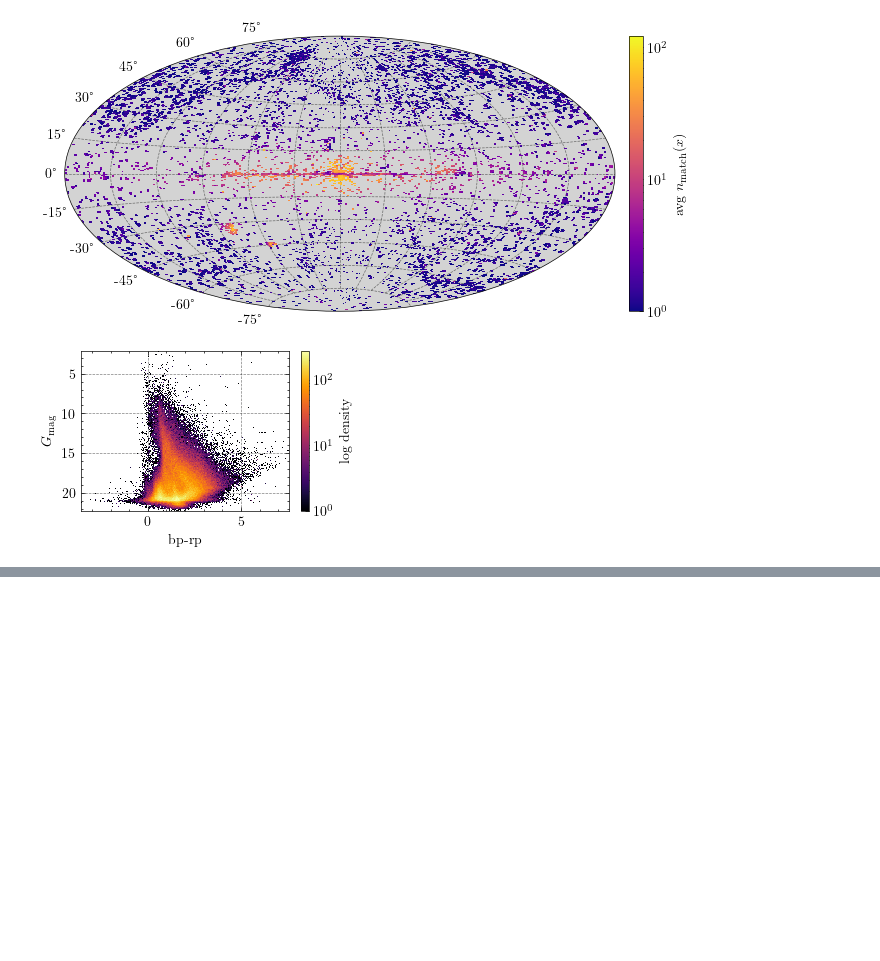
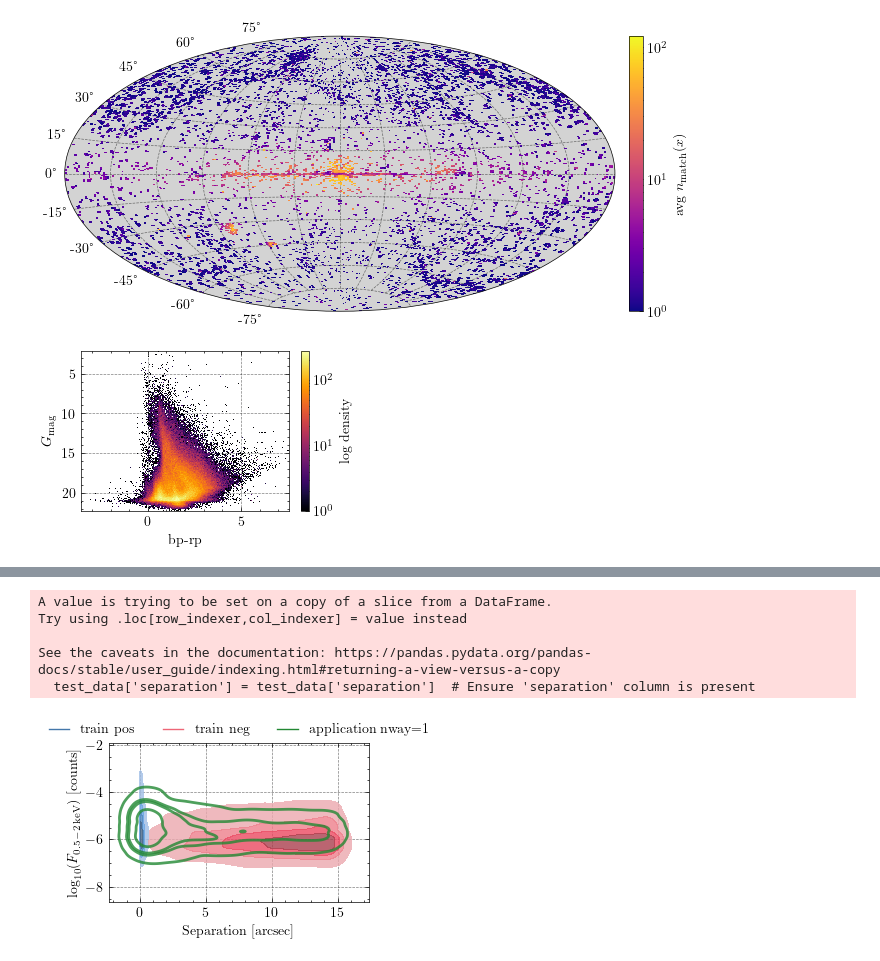
Before and after one commit to samuelperezdi/starsml, a Jupyter notebook: notebooks/paperplots.ipynb, the cells around one changed output, grey strips where cells are left out. Cells and saved outputs as stored; diff of their text form; code cells hidden in the pictures; blank space fills up the shorter version.

```diff
--- a/notebooks/paperplots.ipynb
+++ b/notebooks/paperplots.ipynb
@@ -262,0 +660,79 @@ plt.show()
+# %%
+# Ensure 'separation' column exists in all relevant tables
+
+# CSC-NWAY
+df_nway_unique = df_all_model.copy()
+df_nway_unique['separation'] = df_all_model['separation']  # Ensure 'separation' column is present
+df_nway_unique_filtered = df_nway_unique.dropna(subset=['photflux_aper_b'])
+
+# Training
+train_val_data['separation'] = train_val_data['separation']  # Ensure 'separation' column is present
+
+# Application
+not_train_val_data['separation'] = not_train_val_data['separation']  # Ensure 'separation' column is present
+
+# Test
+test_data['separation'] = test_data['separation']  # Ensure 'separation' column is present
+# %% [output]
+A value is trying to be set on a copy of a slice from a DataFrame.
+Try using .loc[row_indexer,col_indexer] = value instead
+
+See the caveats in the documentation: https://pandas.pydata.org/pandas-docs/stable/user_guide/indexing.html#returning-a-view-versus-a-copy
+  test_data['separation'] = test_data['separation']  # Ensure 'separation' column is present
+# %%
+# Ensure 'photflux_aper_b' and 'separation' columns are present and drop NaN values
+
+datasets = {
+    "train pos": train_val_data[train_val_data['match_flag'] == 1],
+    #"test pos": test_data,
+    "train neg": train_val_data[train_val_data['match_flag'] != 1],
+    "application nway=1": not_train_val_data[not_train_val_data['match_flag'] == 1],
+   # "nway": df_nway_unique_filtered
+}
+
+fig, ax = plt.subplots(figsize=(my_width, my_width/golden))
+
+colors = sns.color_palette(n_colors=len(datasets))  # assign distinct colors
+
+for i, (name, data) in enumerate(datasets.items()):
+    filtered = data.dropna(subset=['photflux_aper_b', 'separation'])
+    #filtered = filtered[filtered['match_flag'] == 1]
+    filtered = filtered[filtered['photflux_aper_b'] > 0]
+
+    x = filtered['separation'].values
+    y = np.log10(filtered['photflux_aper_b'].values)
+
+    if len(x) > 10_000:
+        idx = np.random.choice(len(x), 10000, replace=False)
+        x, y = x[idx], y[idx]
+
+    if name == 'application nway=1':
+        # apply a mask to the data
+        fill_cont = False
+    else: fill_cont = True;
+    sns.kdeplot(
+        x=x, y=y,
+        fill=fill_cont,
+        levels=5,
+        ax=ax,
+        bw_adjust=0.8,
+        linewidths=2,
+        alpha=0.8,
+        color=colors[i]
+    )
+
+    # manually plant a legend label
+    ax.plot([], [], color=colors[i], label=name)
+
+ax.set_xlabel('Separation [arcsec]')
+ax.set_ylabel(r'$\log_{10}(F_{0.5-2\,\mathrm{keV}})$ [counts]')
+
+# put legend outside of frame, center, top
+ax.legend(loc='upper center', bbox_to_anchor=(0.5, 1.2), ncol=3,
+            handlelength=1.5, handleheight=0.5, frameon=False)
+
+
+plt.savefig('figures/sns_kde_photflux_vs_separation.pdf', bbox_inches='tight')
+plt.show()
+# %% [output]
+[figure, added]
```
Also changed, not shown: parts of 19 cells of this notebook, 2 other files.
